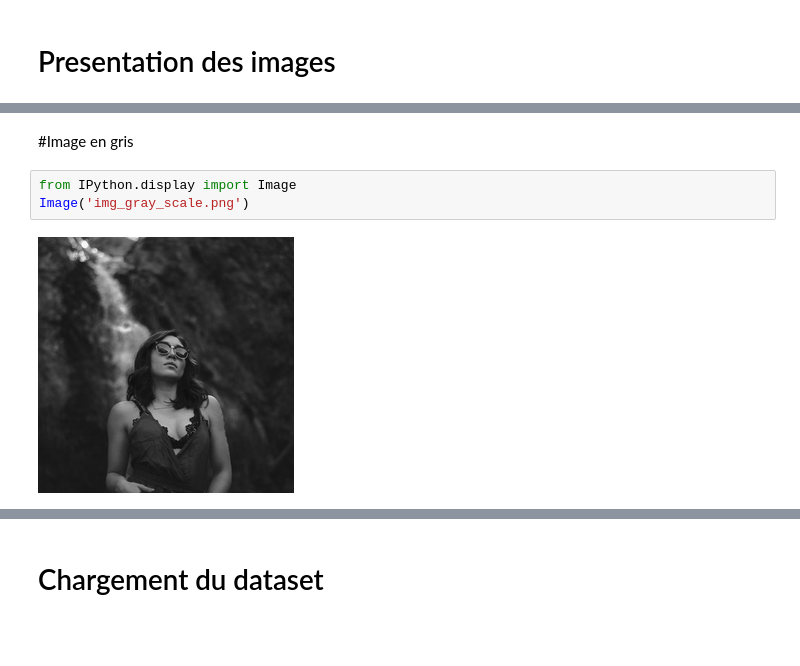
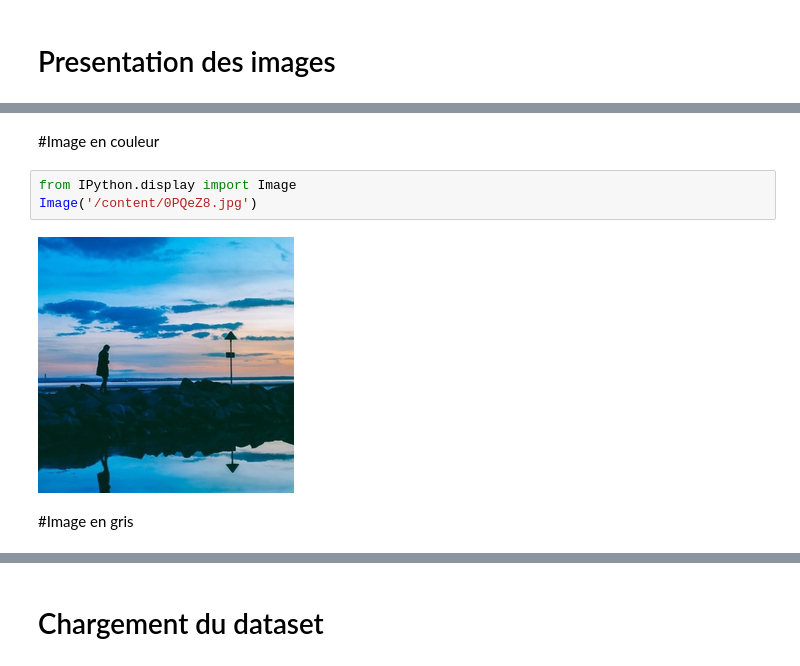
Before and after one commit to Anty45/Coloration-d-images, a Jupyter notebook: Image_Coloriation.ipynb, the cells around one changed output, grey strips where cells are left out. Saved outputs shown, nothing was run; the diff lists cells and outputs as text; blank space fills up the shorter version.

```diff
--- a/Image_Coloriation.ipynb
+++ b/Image_Coloriation.ipynb
@@ -184,7 +240,9 @@ WARNING:root:Lossy conversion from float64 to uint8. Range [0, 1]. Convert image
+# %% [markdown]
+#Image en couleur
+# %%
+from IPython.display import Image
+Image('/content/0PQeZ8.jpg')
+# %% [output]
+[figure, added]
 # %% [markdown]
 #Image en gris
-# %%
-from IPython.display import Image
-Image('img_gray_scale.png')
-# %% [output]
-[figure, removed]
```
Also changed, not shown: parts of 25 cells of this notebook.
